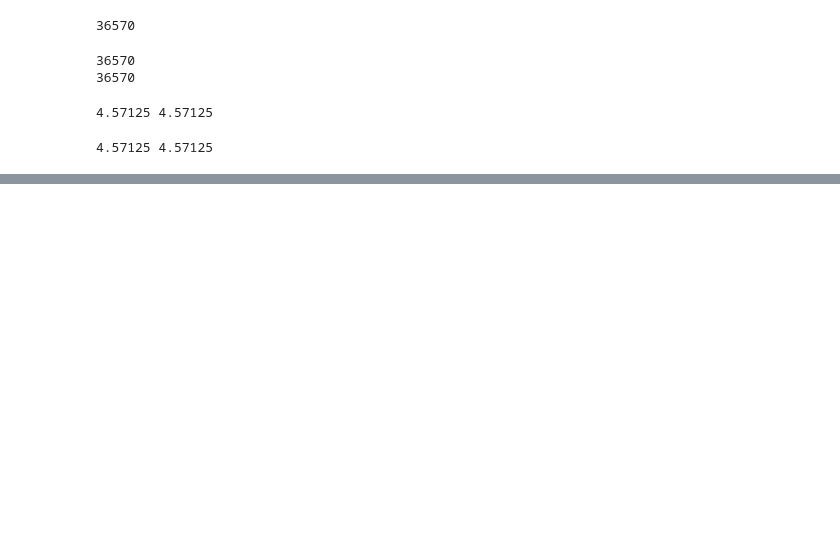
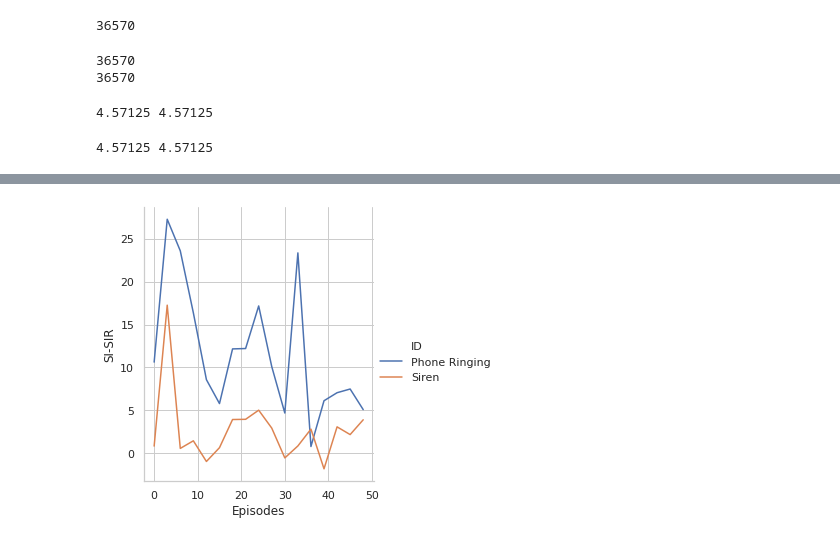
Before and after one commit to pseeth/otoworld, a Jupyter notebook: rl-audition/notebooks/evaluation.ipynb, the cells around one changed output, grey strips where cells are left out. Cells and saved outputs as stored; diff of their text form; code cells hidden in the pictures; blank space fills up the shorter version.

```diff
--- a/rl-audition/notebooks/evaluation.ipynb
+++ b/rl-audition/notebooks/evaluation.ipynb
@@ -406,0 +493,45 @@ print(json.dumps(scores, indent=2))
+# %%
+# sort in order of episodes
+si_sir_source0 = sorted(si_sir_source0, key=lambda x: [x[0], x[1]])
+si_sir_source1 = sorted(si_sir_source1, key=lambda x: [x[0], x[1]])
+
+si_sdr_source0 = sorted(si_sdr_source0, key=lambda x: [x[0], x[1]])
+si_sdr_source1 = sorted(si_sdr_source1, key=lambda x: [x[0], x[1]])
+# %%
+# Create a combined dataset of two
+sources_combined_sir = []
+sources_combined_sdr = []
+
+# For SIR
+for ep, sir in si_sir_source0:
+    sources_combined_sir.append((ep, sir, 0))
+for ep, sir in si_sir_source1:
+    sources_combined_sir.append((ep, sir, 1))
+
+# For SDR
+for ep, sdr in si_sdr_source0:
+    sources_combined_sdr.append((ep, sdr, 0))
+for ep, sdr in si_sdr_source1:
+    sources_combined_sdr.append((ep, sdr, 1))
+
+
+df_sir = pd.DataFrame(np.array(sources_combined_sir).reshape(-1, 3), columns=["Episode", "SIR", "ID"])
+df_sdr = pd.DataFrame(np.array(sources_combined_sdr).reshape(-1, 3), columns=["Episode", "SDR", "ID"])
+
+# print(df_sir)
+# print(df_sdr)
+# %%
+# Plot the SIR
+sns_plot1 = sns.relplot(x="Episode", y="SIR", data=df_sir, kind="line", hue="ID")
+sns_plot1.set(xlabel='Episodes', ylabel='SI-SIR')
+
+labels = ['Phone Ringing', 'Siren']
+
+# print(sns_plot1._legend.texts)
+for t, l in zip(sns_plot1._legend.texts[1:], labels):
+    t.set_text(l)
+
+sns_plot1.fig.subplots_adjust(top=0.9,right=0.7)
+sns_plot1.savefig(file_path+'_SIR.png', dpi=dpi)
+# %% [output]
+[figure, added]
```
Also changed, not shown: parts of 19 cells of this notebook, 1 other file.
